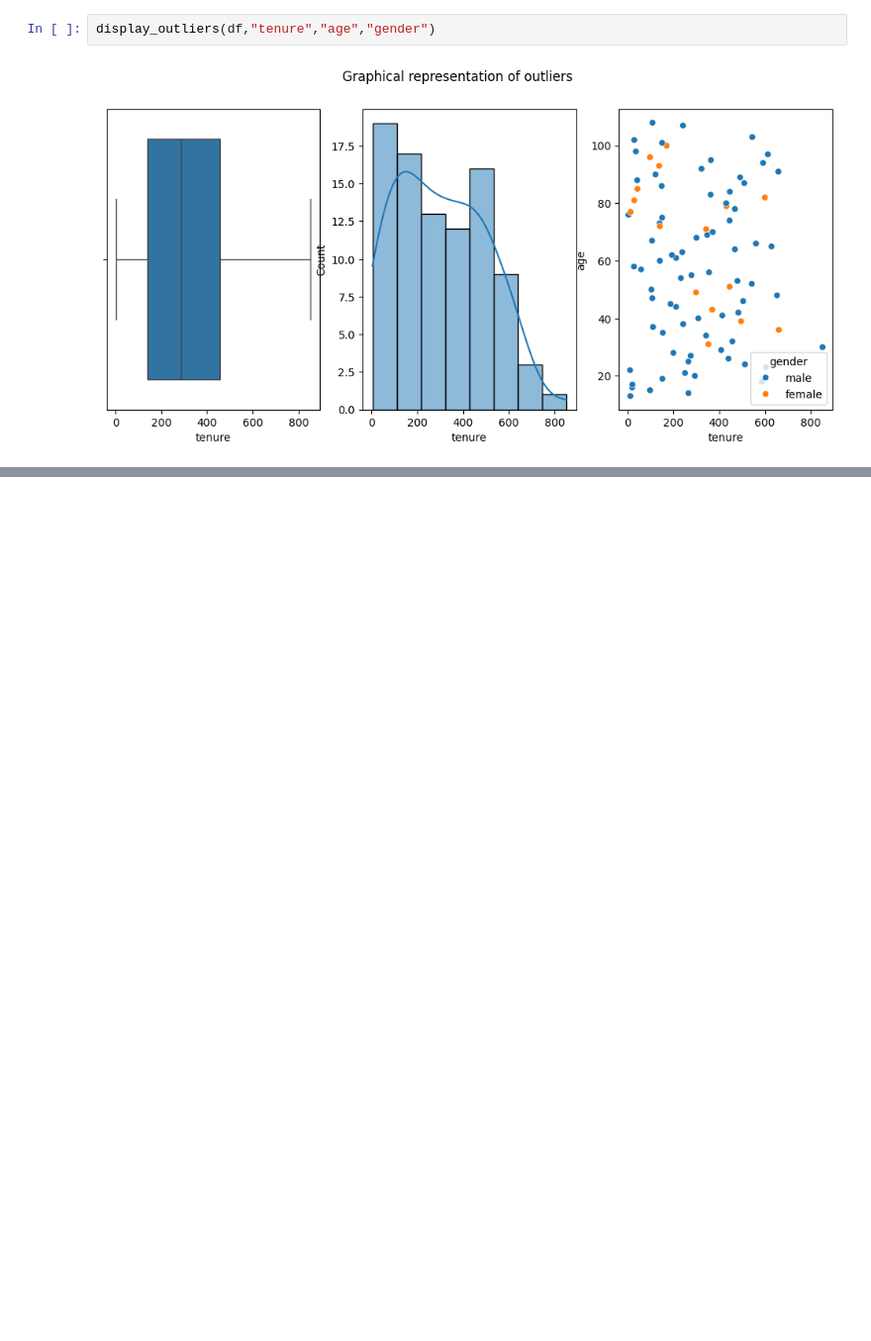
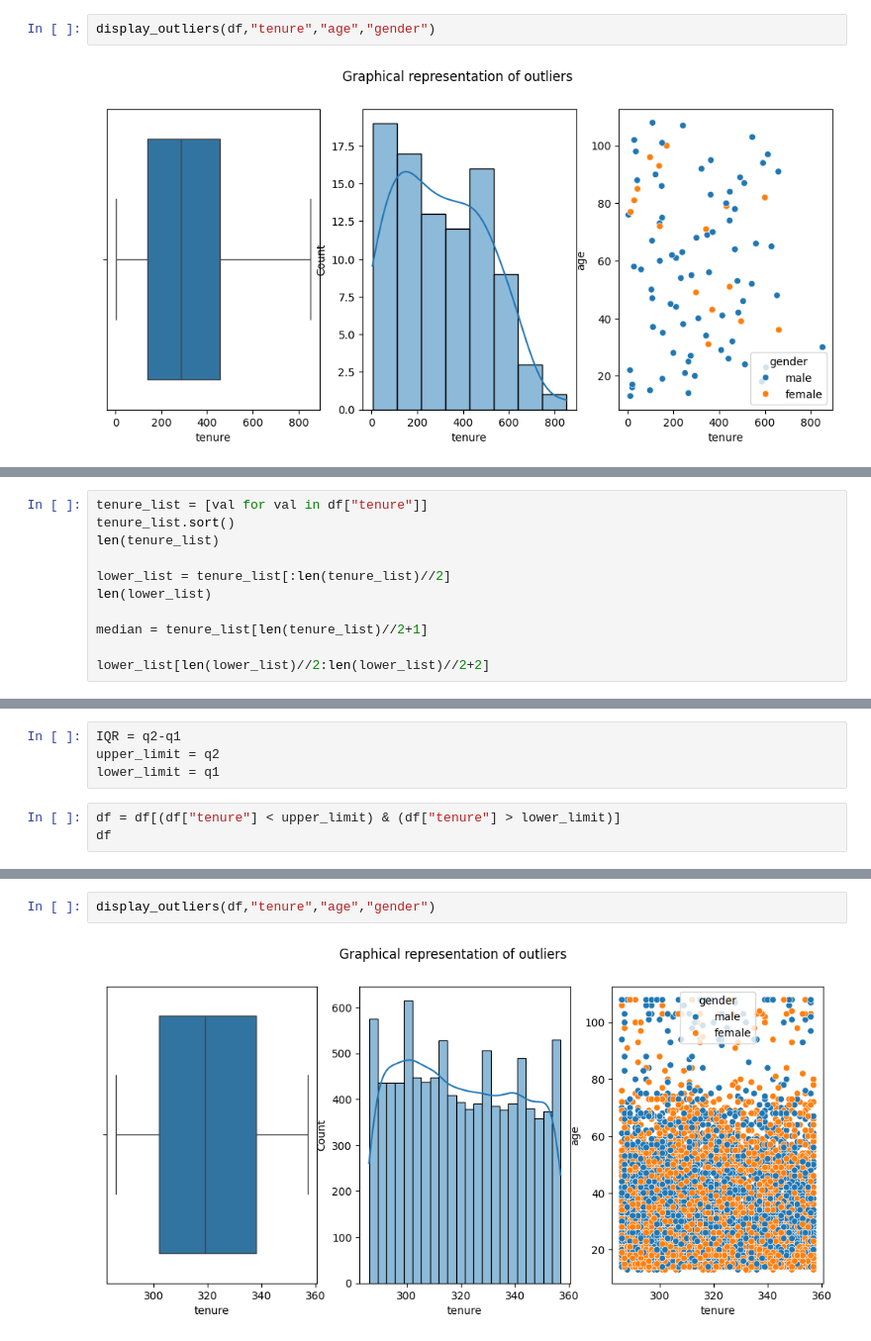
Before and after one commit to shioso20/Data_Project, a Jupyter notebook: Data_Processes/processes.ipynb, the cells around one changed output, grey strips where cells are left out. Shown at 99% size. Saved outputs shown, nothing was run; the diff lists cells and outputs as text; blank space fills up the shorter version.

```diff
--- a/Data_Processes/processes.ipynb
+++ b/Data_Processes/processes.ipynb
@@ -428,0 +418,11 @@ display_outliers(df,"tenure","age","gender")
+# %%
+tenure_list = [val for val in df["tenure"]]
+tenure_list.sort()
+len(tenure_list)
+
+lower_list = tenure_list[:len(tenure_list)//2]
+len(lower_list)
+
+median = tenure_list[len(tenure_list)//2+1]
+
+lower_list[len(lower_list)//2:len(lower_list)//2+2]
@@ -428,0 +532,7 @@ display_outliers(df,"tenure","age","gender")
+# %%
+IQR = q2-q1
+upper_limit = q2
+lower_limit = q1
+# %%
+df = df[(df["tenure"] < upper_limit) & (df["tenure"] > lower_limit)]
+df
@@ -428,0 +553,4 @@ display_outliers(df,"tenure","age","gender")
+# %%
+display_outliers(df,"tenure","age","gender")
+# %% [output]
+[figure, added]
```
Also changed, not shown: parts of 41 cells of this notebook, 4 other files.
